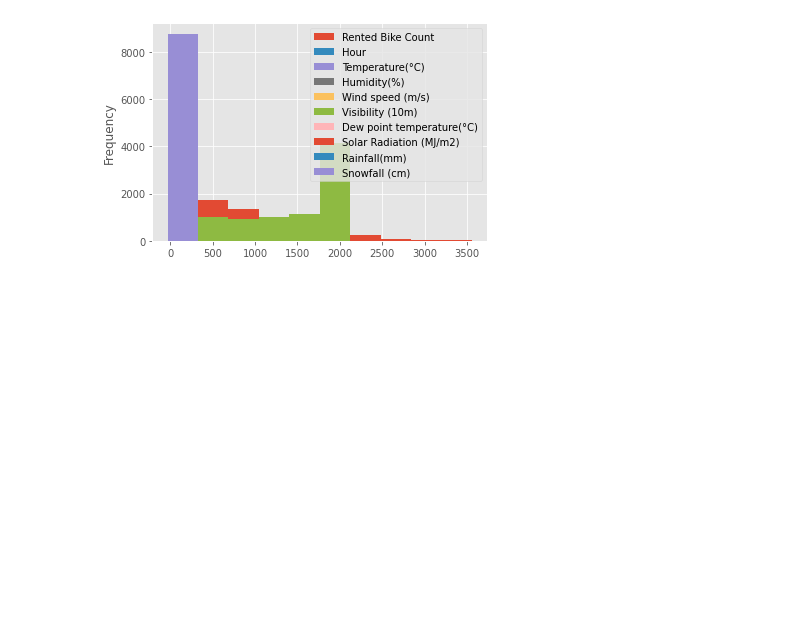
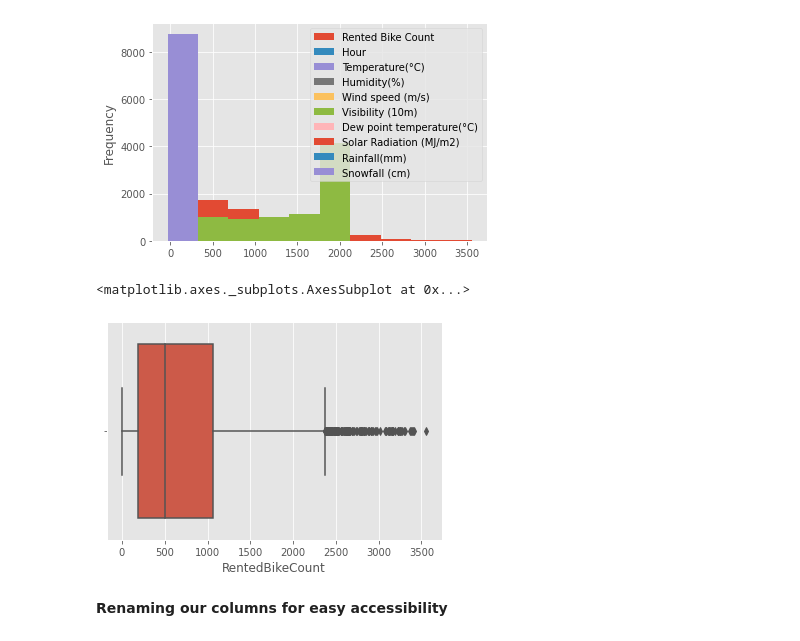
Before and after one commit to rajeshmore1/Capstone-Project-3, a Jupyter notebook: Rajesh_More_Team2_Capstone_Project_3.ipynb, the cells around one changed output. Saved outputs shown, nothing was run; the diff lists cells and outputs as text; code cells hidden in the pictures; blank space fills up the shorter version.

```diff
--- a/Rajesh_More_Team2_Capstone_Project_3.ipynb
+++ b/Rajesh_More_Team2_Capstone_Project_3.ipynb
@@ -241,3 +247,10 @@ df.plot.hist(by=None, bins=10)
 # %% [output]
 <matplotlib.axes._subplots.AxesSubplot at 0x...>
 [figure]
+# %%
+sns.boxplot(df['RentedBikeCount'])
+# %% [output]
+<matplotlib.axes._subplots.AxesSubplot at 0x...>
+[figure, added]
+# %% [markdown]
+**Renaming our columns for easy accessibility**
```
Also changed, not shown: parts of 76 cells of this notebook.
